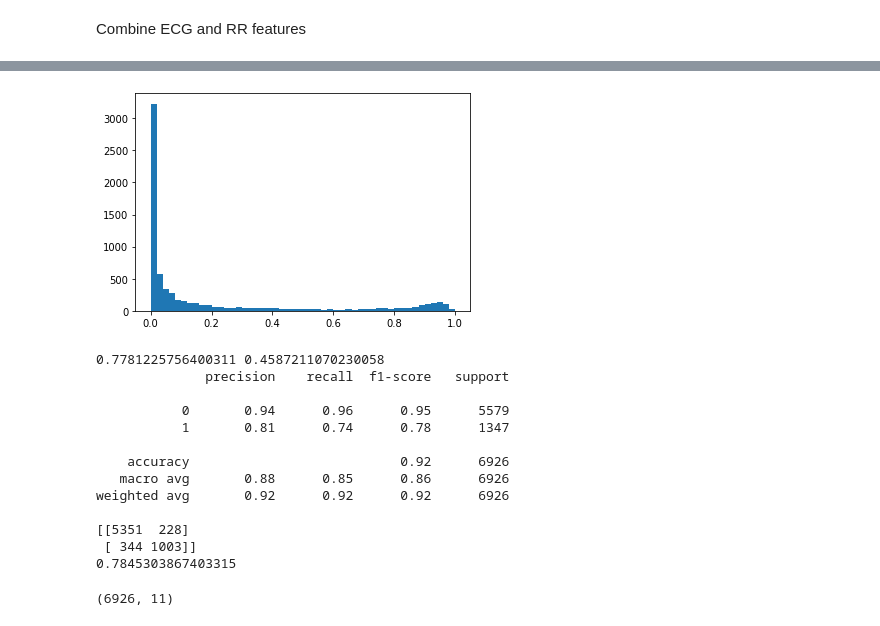
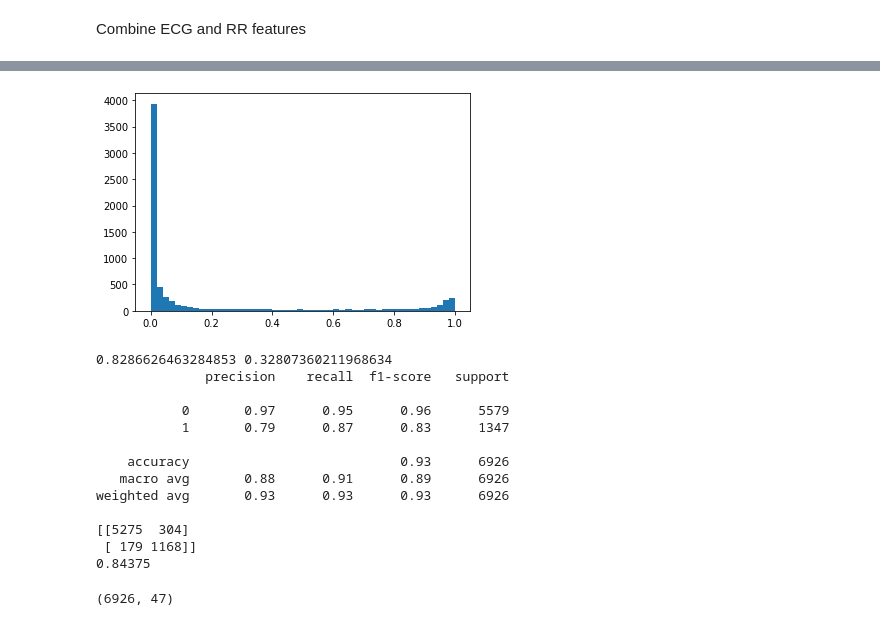
Before and after one commit to aungkonazim/cstress_original, a Jupyter notebook: train_ecg_plus_respiratioin_model.ipynb, the cells around one changed output, grey strips where cells are left out. Drawn from its saved outputs; the diff is of its cells as text; code cells hidden in the pictures.

```diff
--- a/train_ecg_plus_respiratioin_model.ipynb
+++ b/train_ecg_plus_respiratioin_model.ipynb
@@ -671,0 +730,41 @@ ModifiedGridSearchCV(cv=[(array([   0,    1,    2, ..., 6923, 6924, 6925]),
+# %%
+gkf = GroupKFold(n_splits=len(np.unique(groups)))
+# X1 = StandardScaler().fit_transform(X)
+X1 = X
+delta = 0.2
+parameters1 = {'rf__kernel': ['rbf'],
+              'rf__C': [10],
+              'rf__gamma': np.logspace(-3,3,10),
+              'rf__class_weight': [{0: w, 1: 1 - w} for w in np.arange(0.0, .50, delta)],
+              'rf__probability':[True],
+              'rf__verbose':[False],
+              'rf__cache_size':[2000]}
+parameters = {
+    'rf__min_samples_leaf': [4],
+    'rf__max_features': [1],
+    'rf__n_estimators': [100,200],
+    'rf__n_jobs': [-1],
+    'rf__criterion':['gini','entropy'],
+    'rf__class_weight': [{0: w, 1: 1 - w} for w in np.arange(0.01, .6, delta)],
+    'rf__random_state': [42]
+       }
+parameters = {
+    'rf__C':np.logspace(-3,3,100),
+#     'rf__min_samples_leaf': [4],
+#     'rf__max_features': [1],
+#     'rf__n_estimators': [100,200],
+    'rf__n_jobs': [-1],
+#     'rf__criterion':['gini','entropy'],
+    'rf__class_weight': [{0: w, 1: 1 - w} for w in np.arange(0.01, .6, delta)],
+#     'rf__random_state': [42]
+       }
+svc = Pipeline([('sts',preprocessing.StandardScaler()),('rf',RandomForestClassifier())])
+svc = Pipeline([('sts',preprocessing.StandardScaler()),('rf',LogisticRegression())])
+svc = Pipeline([('sts',preprocessing.StandardScaler()),('pca',PCA(n_components=10)),('rf',SVC())])
+# svc = RandomForestClassifier()
+# grid_search = GridSearchCV(svc,parameters, cv=gkf.split(X1,y,groups=groups),
+#              n_jobs=-1, scoring='f1', verbose=1, iid=False)
+# clf = Pipeline([('sts',StandardScaler()),('clf',svc)])
+grid_search = ModifiedGridSearchCV(svc, parameters1, cv=list(gkf.split(X1,y,groups=groups)),
+                                   n_jobs=40, scoring=f1Bias_scorer_CV, verbose=1, iid=False)
+grid_search.fit(X1,y)
@@ -673,54 +794,55 @@ ModifiedGridSearchCV(cv=[(array([   0,    1,    2, ..., 6923, 6924, 6925]),
 clf = grid_search.best_estimator_
 clf
 
 m = len(np.where(y==0)[0])
 n = len(np.where(y>0)[0])
-clf.probability = True
+# clf.probability = True
 CV_probs = cross_val_probs(clf, X1, y, gkf.split(X1,y,groups=groups))
 import matplotlib.pyplot as plt
 plt.hist(CV_probs,50)
 plt.show()
 # score, bias = Twobias_scorer_CV(CV_probs, y, True)
 score, bias = f1Bias_scorer_CV(CV_probs, y, True)
 predicted = np.asarray(CV_probs >= bias, dtype=np.int)
 classified = range(n)
 print(score,bias)
 
 f = np.zeros((len(y),2))
 
 data = pd.DataFrame()
 print(metrics.classification_report(y, predicted))
 print(metrics.confusion_matrix(y, predicted))
 
 data['groups'] = groups
 data['original'] = [[i] for i in y]
 data['predicted'] = [[i] for i in predicted]
 f_scores = []
 data = data.groupby('groups').sum()
 for i in range(data.shape[0]):
     f_scores.append(f1_score(data['original'][i],data['predicted'][i]))
 print(np.median(f_scores))
 # %% [output]
-[figure, old version]
+[figure, new version]
-0.7781225756400311 0.4587211070230058
+0.8286626463284853 0.32807360211968634
               precision    recall  f1-score   support
 
-           0       0.94      0.96      0.95      5579
-           1       0.81      0.74      0.78      1347
+           0       0.97      0.95      0.96      5579
+           1       0.79      0.87      0.83      1347
 
-    accuracy                           0.92      6926
-   macro avg       0.88      0.85      0.86      6926
-weighted avg       0.92      0.92      0.92      6926
+    accuracy                           0.93      6926
+   macro avg       0.88      0.91      0.89      6926
+weighted avg       0.93      0.93      0.93      6926
 
-[[5351  228]
- [ 344 1003]]
-0.7845303867403315
+[[5275  304]
+ [ 179 1168]]
+0.84375
 # %%
 print(X1.shape)
 clf.fit(X1,y)
-pickle.dump(clf,open('/home/jupyter/mullah/apply_cstress_to_rice/models/ecg_model.p','wb'))
+import pickle
+pickle.dump(clf,open('/home/jupyter/mullah/apply_cstress_to_rice/models/ecg_rip_model_final.p','wb'))
 # %% [output]
-(6926, 11)
+(6926, 47)
 # %%
 from sklearn.decomposition import PCA
 from pprint import pprint
```
Also changed, not shown: parts of 7 cells of this notebook, 2 other files.
